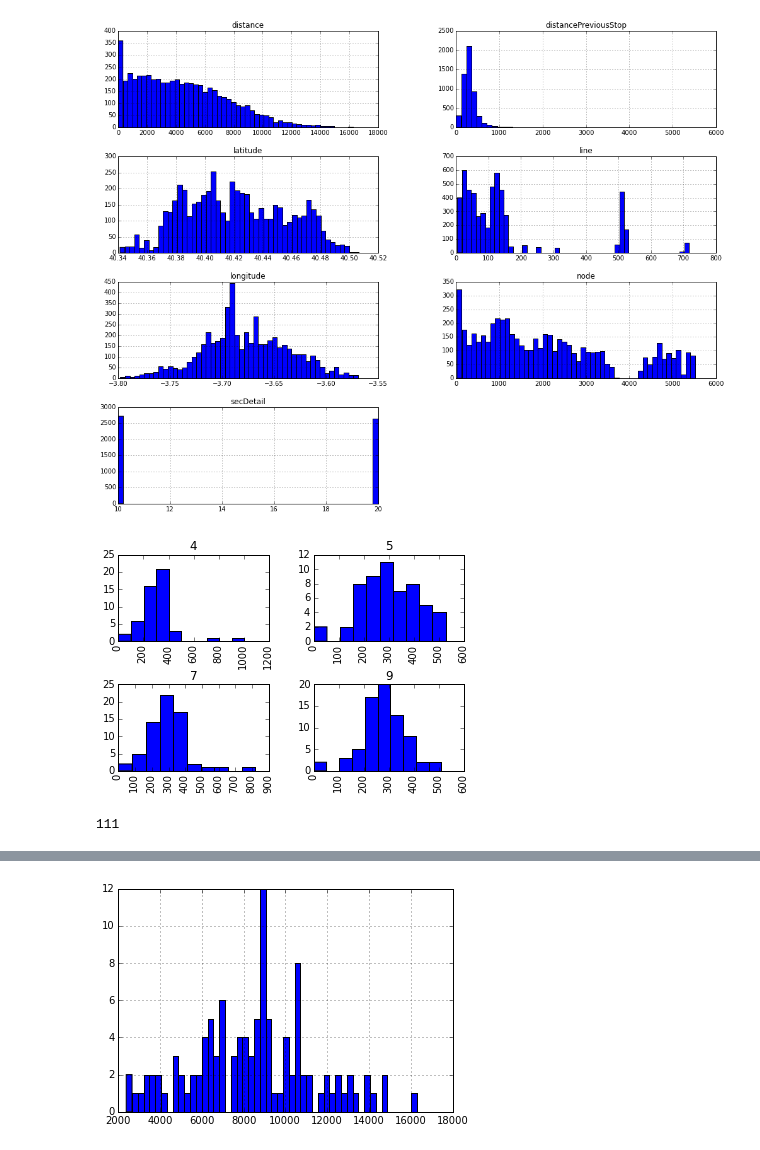
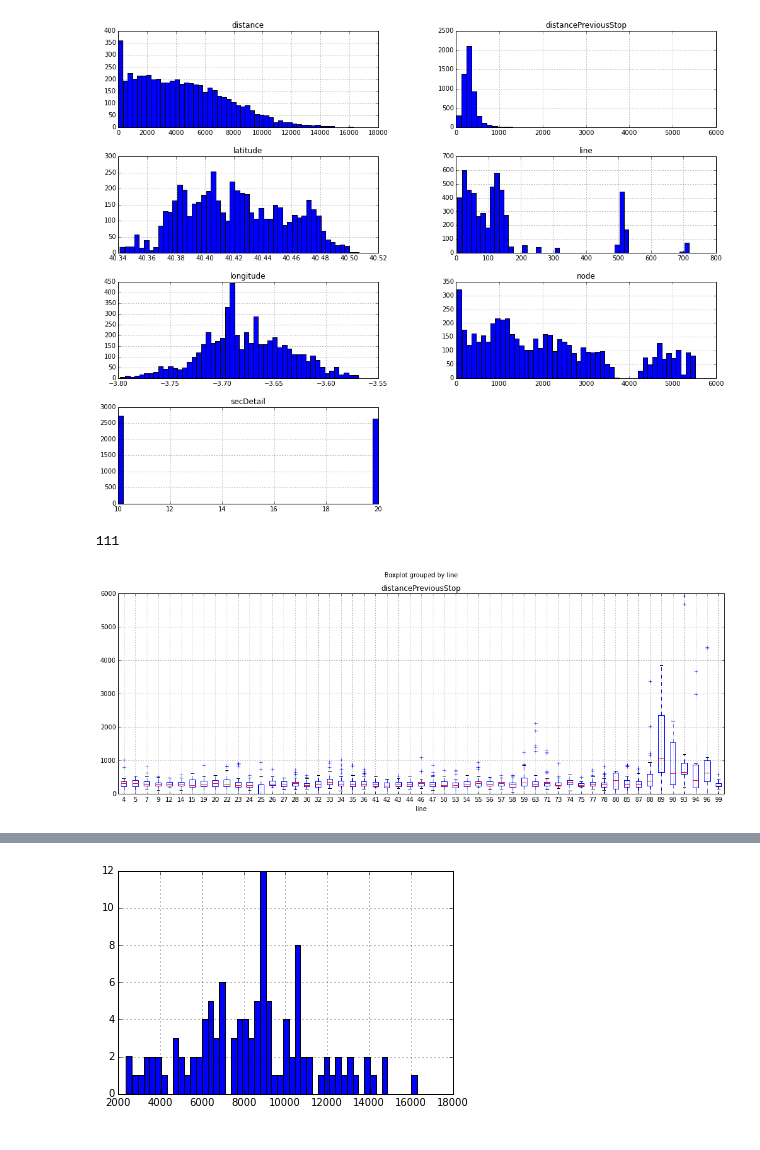
Before and after one commit to Naveed1842/beeva-datascience-training, a Jupyter notebook: example_emtmadrid/describe_emtlines.ipynb, the cells around one changed output, grey strips where cells are left out. Cells and saved outputs as stored; diff of their text form; code cells hidden in the pictures.

Commit message:
Add boxplots

```diff
--- a/example_emtmadrid/describe_emtlines.ipynb
+++ b/example_emtmadrid/describe_emtlines.ipynb
@@ -29,11 +29,11 @@ df.describe()
 pandas.DataFrame.hist(df, bins=50, layout=(5,2), figsize=(17,17));
 # %% [output]
 [figure]
-# %%
-df.distancePreviousStop[df["line"]<10].hist(by=df["line"]);
-# %% [output]
-[figure, removed]
 # %%
 len(df["line"].unique())
 # %% [output]
 111
+# %%
+df[df["line"]<100].boxplot(column="distancePreviousStop", by="line", figsize=(17,6));
+# %% [output]
+[figure, added]
```
Also changed, not shown: parts of 2 cells of this notebook.
